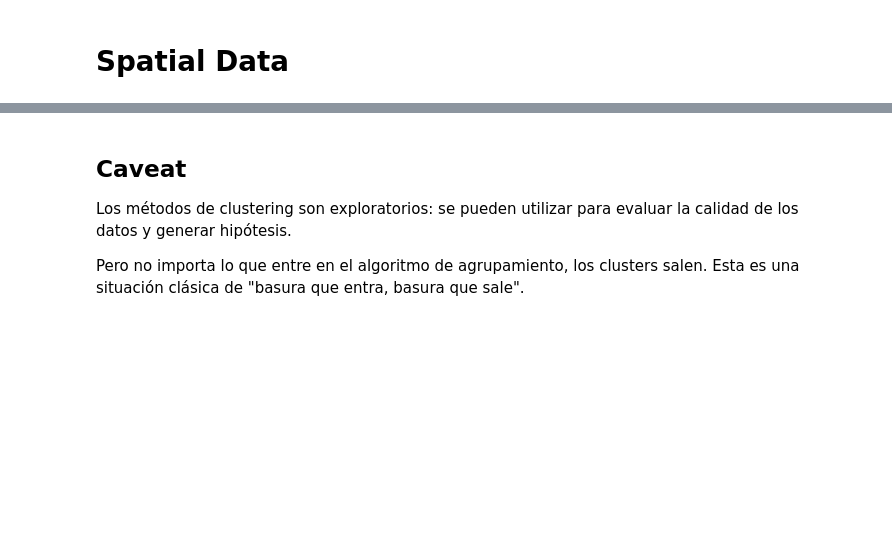
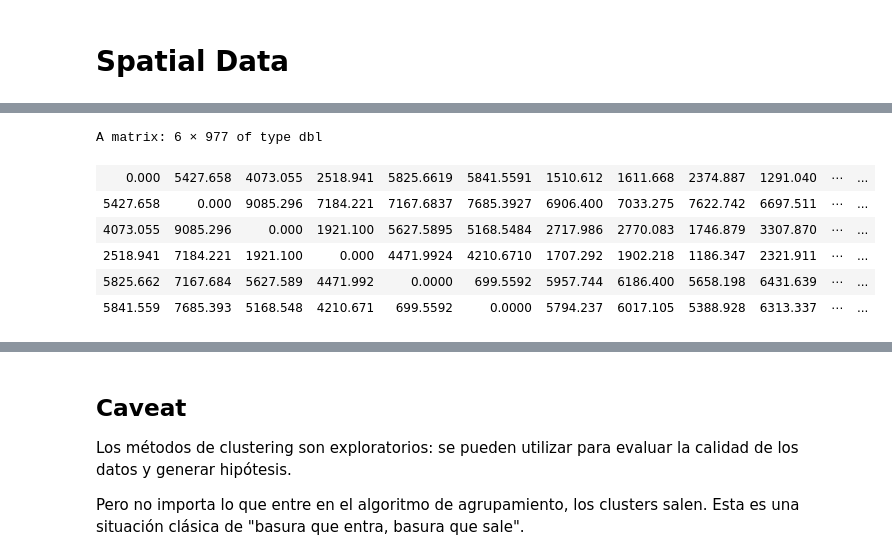
Before and after one commit to ignaciomsarmiento/BDML_20231_SS, a Jupyter notebook: SS6/SS6.ipynb, the cells around one changed output, grey strips where cells are left out. Drawn from its saved outputs; the diff is of its cells as text; code cells hidden in the pictures; blank space fills up the shorter version.

```diff
--- a/SS6/SS6.ipynb
+++ b/SS6/SS6.ipynb
@@ -20,6 +38,7 @@ ames_sf <- sf::st_as_sf(
   ames,
   # "coords" is in x/y order -- so longitude goes first!
   coords = c("Longitude", "Latitude"),
+  remove=FALSE,
   # Set our coordinate reference system to EPSG:4326,
   # the standard WGS84 geodetic coordinate reference system
   crs = 4326
@@ -98,5 +169,14 @@ head(db)
 # %%
-db<-units::drop_units(db)
+db<-units::drop_units(db) #elimina las unidades de la matriz
+head(db)
+# %% [output]
+A matrix: 6 × 977 of type dbl
+| 0.000 | 5427.658 | 4073.055 | 2518.941 | 5825.6619 | 5841.5591 | 1510.612 | 1611.668 | 2374.887 | 1291.040 | ⋯ | ... |
+| 5427.658 | 0.000 | 9085.296 | 7184.221 | 7167.6837 | 7685.3927 | 6906.400 | 7033.275 | 7622.742 | 6697.511 | ⋯ | ... |
+| 4073.055 | 9085.296 | 0.000 | 1921.100 | 5627.5895 | 5168.5484 | 2717.986 | 2770.083 | 1746.879 | 3307.870 | ⋯ | ... |
+| 2518.941 | 7184.221 | 1921.100 | 0.000 | 4471.9924 | 4210.6710 | 1707.292 | 1902.218 | 1186.347 | 2321.911 | ⋯ | ... |
+| 5825.662 | 7167.684 | 5627.589 | 4471.992 | 0.0000 | 699.5592 | 5957.744 | 6186.400 | 5658.198 | 6431.639 | ⋯ | ... |
+| 5841.559 | 7685.393 | 5168.548 | 4210.671 | 699.5592 | 0.0000 | 5794.237 | 6017.105 | 5388.928 | 6313.337 | ⋯ | ... |
 # %%
 k3 <- kmeans(db, centers = 3, nstart = 25)
 str(k3)
```
Also changed, not shown: parts of 30 cells of this notebook.
